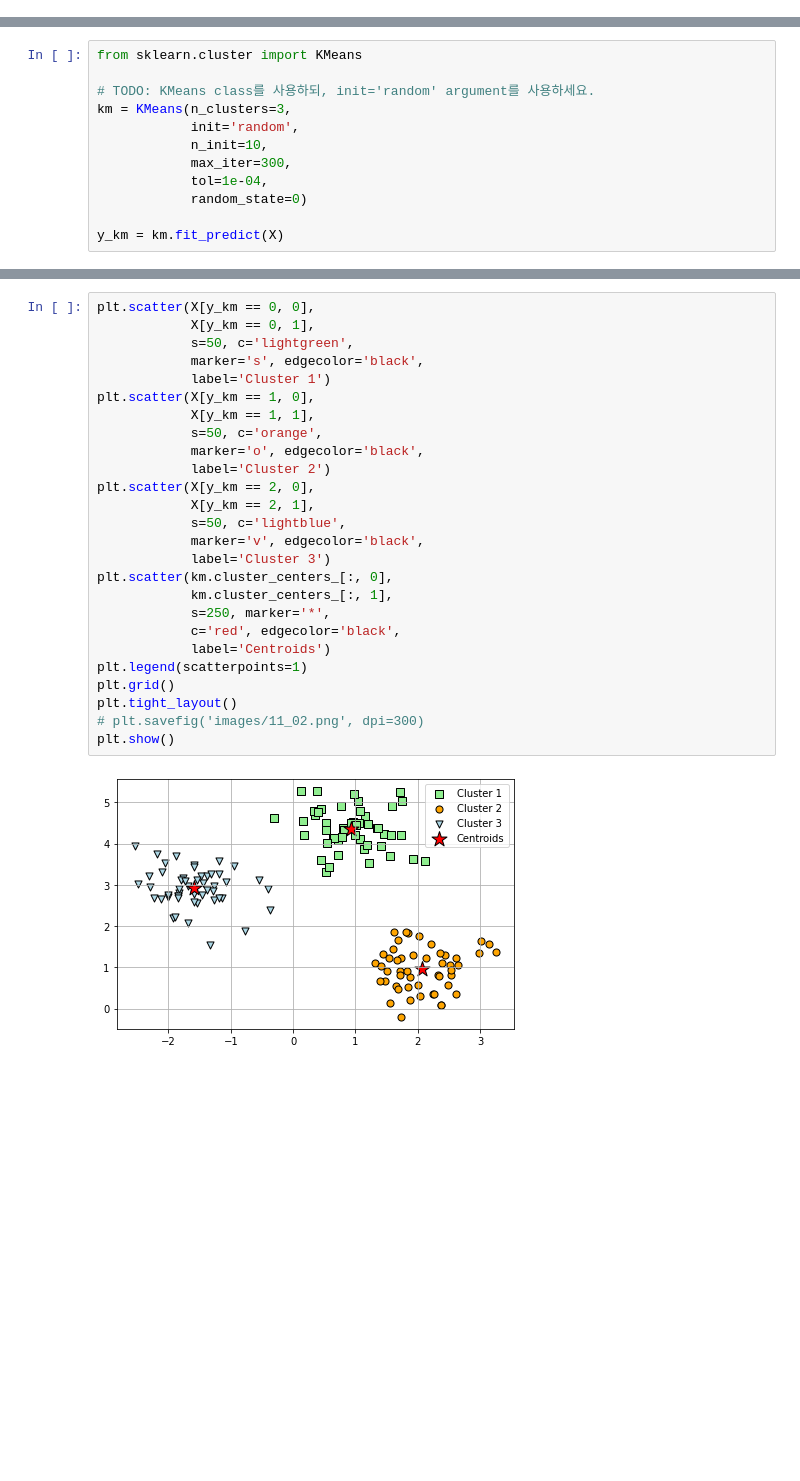
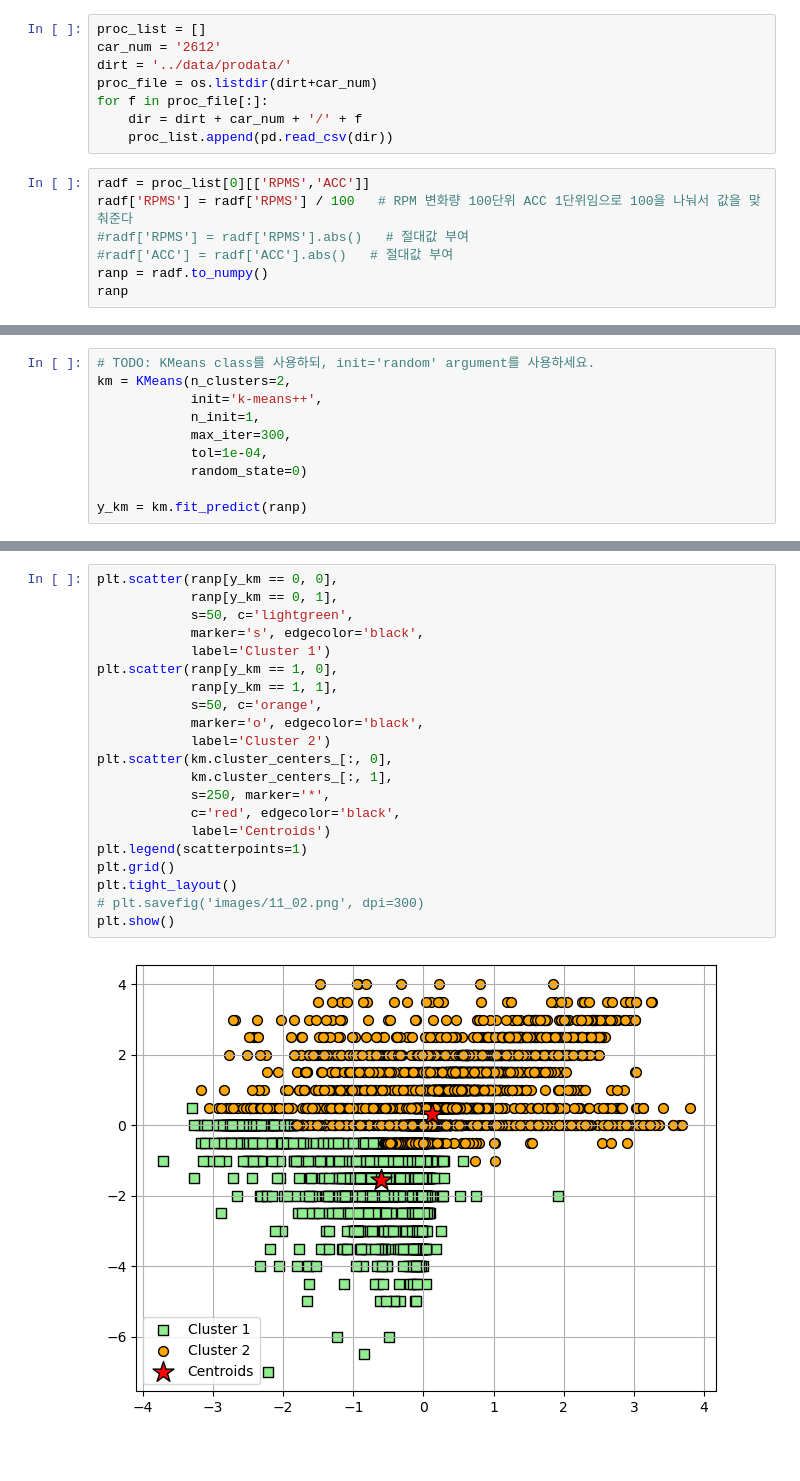
Before and after one commit to juho-jin/BigdataProject, a Jupyter notebook: K_Mean_Clustering.ipynb, the cells around one changed output, grey strips where cells are left out. Cells and saved outputs as stored; diff of their text form; blank space fills up the shorter version.

Commit message:
Upload Change KMean Analysis

```diff
--- a/K_Mean_Clustering.ipynb
+++ b/K_Mean_Clustering.ipynb
@@ -28,0 +12,15 @@ plt.show()
+# %%
+proc_list = []
+car_num = '2612'
+dirt = '../data/prodata/'
+proc_file = os.listdir(dirt+car_num)
+for f in proc_file[:]:
+    dir = dirt + car_num + '/' + f
+    proc_list.append(pd.read_csv(dir))
+# %%
+radf = proc_list[0][['RPMS','ACC']]
+radf['RPMS'] = radf['RPMS'] / 100   # RPM 변화량 100단위 ACC 1단위임으로 100을 나눠서 값을 맞춰준다
+#radf['RPMS'] = radf['RPMS'].abs()   # 절대값 부여
+#radf['ACC'] = radf['ACC'].abs()   # 절대값 부여
+ranp = radf.to_numpy()
+ranp
@@ -29,12 +42,10 @@ plt.show()
 # %%
-from sklearn.cluster import KMeans
-
 # TODO: KMeans class를 사용하되, init='random' argument를 사용하세요.
-km = KMeans(n_clusters=3,
-            init='random',
-            n_init=10,
+km = KMeans(n_clusters=2,
+            init='k-means++',
+            n_init=1,
             max_iter=300,
             tol=1e-04,
             random_state=0)
 
-y_km = km.fit_predict(X)
+y_km = km.fit_predict(ranp)
@@ -41,30 +60,25 @@ y_km = km.fit_predict(X)
 # %%
-plt.scatter(X[y_km == 0, 0],
-            X[y_km == 0, 1],
+plt.scatter(ranp[y_km == 0, 0],
+            ranp[y_km == 0, 1],
             s=50, c='lightgreen',
             marker='s', edgecolor='black',
             label='Cluster 1')
-plt.scatter(X[y_km == 1, 0],
-            X[y_km == 1, 1],
+plt.scatter(ranp[y_km == 1, 0],
+            ranp[y_km == 1, 1],
             s=50, c='orange',
             marker='o', edgecolor='black',
             label='Cluster 2')
-plt.scatter(X[y_km == 2, 0],
-            X[y_km == 2, 1],
-            s=50, c='lightblue',
-            marker='v', edgecolor='black',
-            label='Cluster 3')
 plt.scatter(km.cluster_centers_[:, 0],
             km.cluster_centers_[:, 1],
             s=250, marker='*',
             c='red', edgecolor='black',
             label='Centroids')
 plt.legend(scatterpoints=1)
 plt.grid()
 plt.tight_layout()
 # plt.savefig('images/11_02.png', dpi=300)
 plt.show()
 # %% [output]
-[figure, old version]
+[figure, new version]
 # %% [markdown]
 <br>
```
Also changed, not shown: parts of 30 cells of this notebook.
